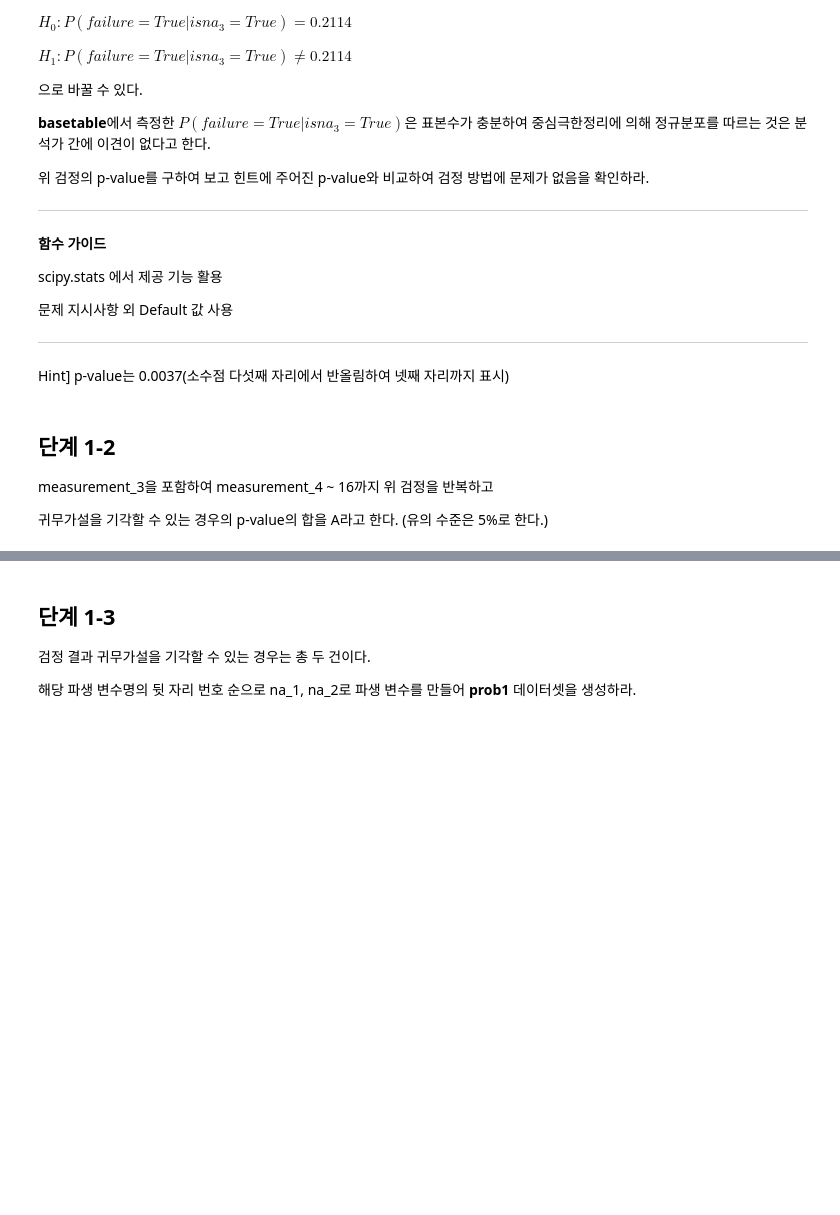
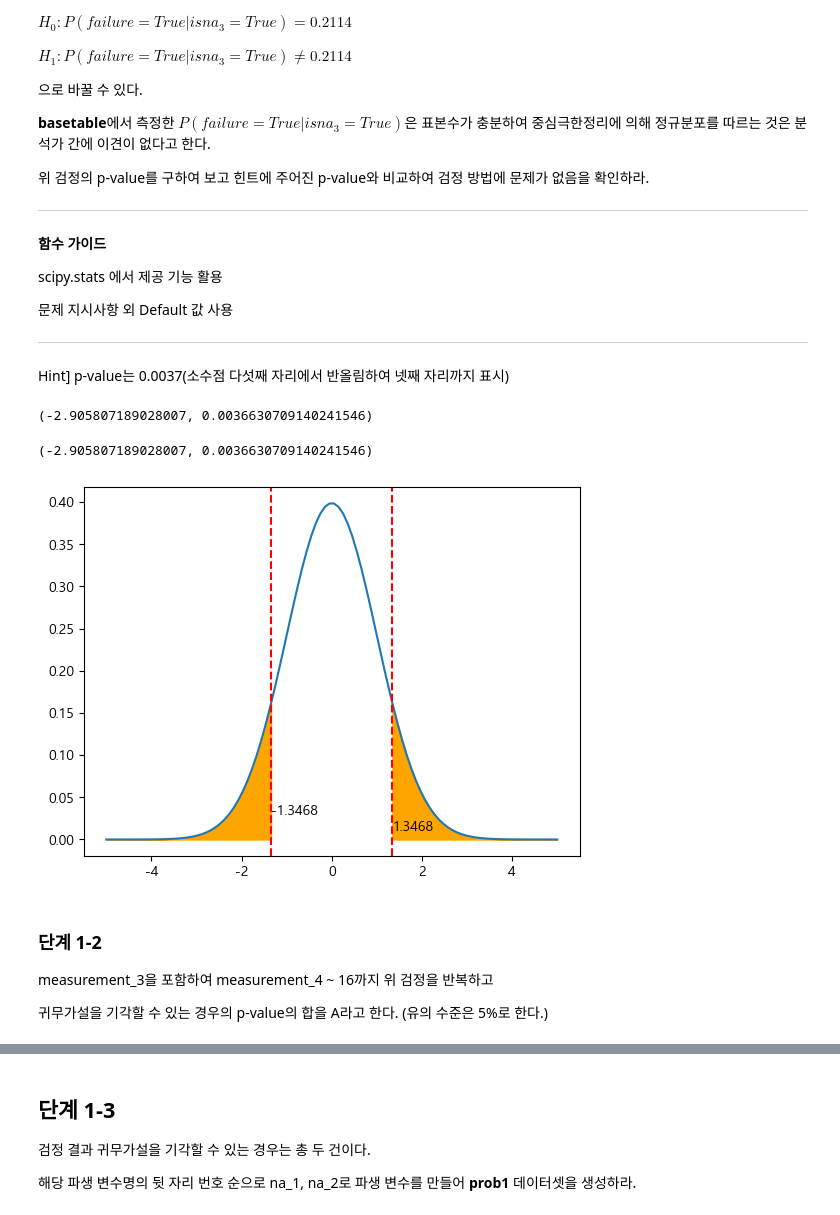
Before and after one commit to sunkusun9/DS_lv3_2604_2, a Jupyter notebook: sec_ds_lv3_prob1_prob.ipynb, the cells around one changed output, grey strips where cells are left out. Drawn from its saved outputs; the diff is of its cells as text; code cells hidden in the pictures; blank space fills up the shorter version.

```diff
--- a/sec_ds_lv3_prob1_prob.ipynb
+++ b/sec_ds_lv3_prob1_prob.ipynb
@@ -350,8 +350,72 @@ $H_1: P(failure=True|isna_{3}=True) \neq 0.2114$
 ---
 
  Hint] p-value는 0.0037(소수점 다섯째 자리에서 반올림하여 넷째 자리까지 표시)
+# %%
+from scipy.stats import norm
+# 𝐻0:𝑃(𝑓𝑎𝑖𝑙𝑢𝑟𝑒=𝑇𝑟𝑢𝑒|𝑖𝑠𝑛𝑎3=𝑇𝑟𝑢𝑒)=0.2114 -> failure=True|isna3=True ~ Bern(p=0.2114)
+
+# basetable에서 측정한  𝑃(𝑓𝑎𝑖𝑙𝑢𝑟𝑒=𝑇𝑟𝑢𝑒|𝑖𝑠𝑛𝑎3=𝑇𝑟𝑢𝑒)은 표본수가 충분하여 중심극한정리에 의해 정규분포를 따르는 것은 분석가 간에 이견이 없다
+# 중심극한정리: 표본평균은 표본수가 충분하다면, 그 분포에 상관 없이 정규분포를 따르게 된다.
+# 표본확률: 사건수 / 관측수 =>   𝑓𝑎𝑖𝑙𝑢𝑟𝑒=𝑇𝑟𝑢𝑒|𝑖𝑠𝑛𝑎3=𝑇𝑟𝑢𝑒 인 수  /  isna3 = True 인 경우수
+# => (𝑓𝑎𝑖𝑙𝑢𝑟𝑒=𝑇𝑟𝑢𝑒|𝑖𝑠𝑛𝑎3=𝑇𝑟𝑢𝑒 인 수)/(isna3 = True 인 경우수) => (𝑓𝑎𝑖𝑙𝑢𝑟𝑒|𝑖𝑠𝑛𝑎3=True 의 합)/(isna3 = True 인 경우수) => 표본평균
+(
+    df_basetable.loc[df_basetable['isna_3'], 'failure'].sum() / df_basetable['isna_3'].sum(),
+    df_basetable.loc[df_basetable['isna_3'], 'failure'].mean()
+)
+# sam_mean ~ N(sam_mean_mu, sam_mean_sigma^2)
+# Bern(p) => mu = p,  sigma^2 = p x (1 - p)
+# sam_mean_mu = mu,. sam_mean_sigma = sigma^2 / n
+# sam_mean ~ N(p, p x (1 - p) / n)
+# => 표준화
+p = 0.2114
+mu, sigma2 = p, p * (1 - p)
+n = df_basetable['isna_3'].sum()
+sam_mean_mu, sam_mean_sigma2 = mu, sigma2 / n
+sam_mean = df_basetable.loc[df_basetable['isna_3'], 'failure'].mean()
+Z = (sam_mean - sam_mean_mu) / (sam_mean_sigma2 ** 0.5)
+Z = -abs(Z)
+Z, norm.cdf(Z) * 2
+# %% [output]
+(-2.905807189028007, 0.0036630709140241546)
+# %%
+from statsmodels.stats.proportion import proportions_ztest
+proportions_ztest(
+    df_basetable.loc[df_basetable['isna_3'], 'failure'].sum(),
+    df_basetable['isna_3'].sum(),
+    0.2114,
+    'two-sided',
+    0.2114
+)
+# %% [output]
+(-2.905807189028007, 0.0036630709140241546)
+# %%
+# 표준정규 분포를 이용한 pvalue 도출을 그래프로 설명해봅니다
+from scipy.stats import norm
+P_true = 0.2114
+col = 'isna_{}'.format(4)
+P_var = P_true * (1 - P_true)
+n_samples = df_basetable[col].sum()
+P_missing_true = df_basetable.loc[df_basetable[col], 'failure'].mean()
+P_missing_var = P_var / n_samples
+P_missing_std = P_missing_var ** 0.5
+
+stat = -abs((P_missing_true - P_true) / P_missing_std)
+
+plt.plot(np.linspace(-5, 5, 100), norm.pdf(np.linspace(-5, 5, 100)))
+plt.axvline(stat, color='red', linestyle='--')
+plt.text(stat, 0.03, str(stat)[:7])
+plt.axvline(-stat, color='red', linestyle='--')
+plt.text(-stat, 0.01, str(-stat)[:6])
+plt.fill_between(np.linspace(-5, stat, 100), np.zeros(shape=100),
+                norm.pdf(np.linspace(-5, stat, 100)), color='orange')
+plt.fill_between(np.linspace(-stat, 5, 100), np.zeros(shape=100),
+                norm.pdf(np.linspace(-stat, 5, 100)), color='orange')
+
+plt.show()
+# %% [output]
+[figure, added]
 # %% [markdown]
-## 단계 1-2
+### 단계 1-2
 
 measurement_3을 포함하여 measurement_4 ~ 16까지 위 검정을 반복하고
 
```
Also changed, not shown: parts of 31 cells of this notebook.
